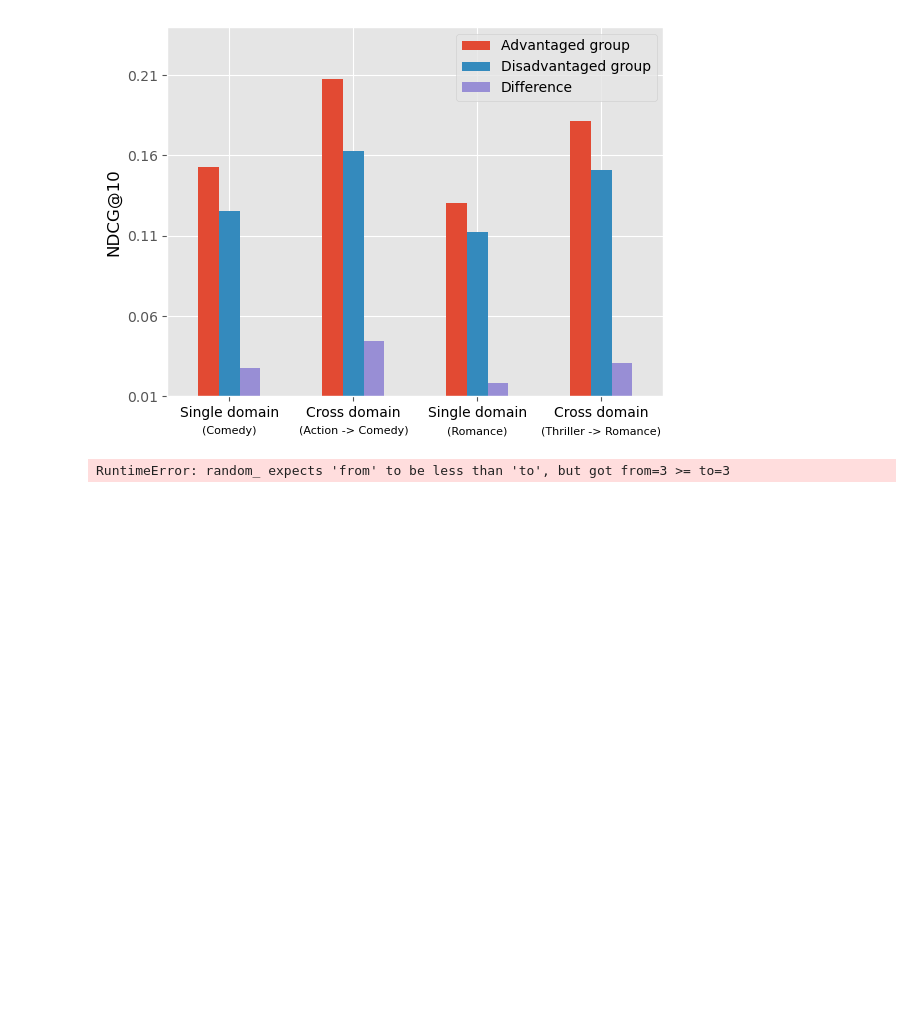
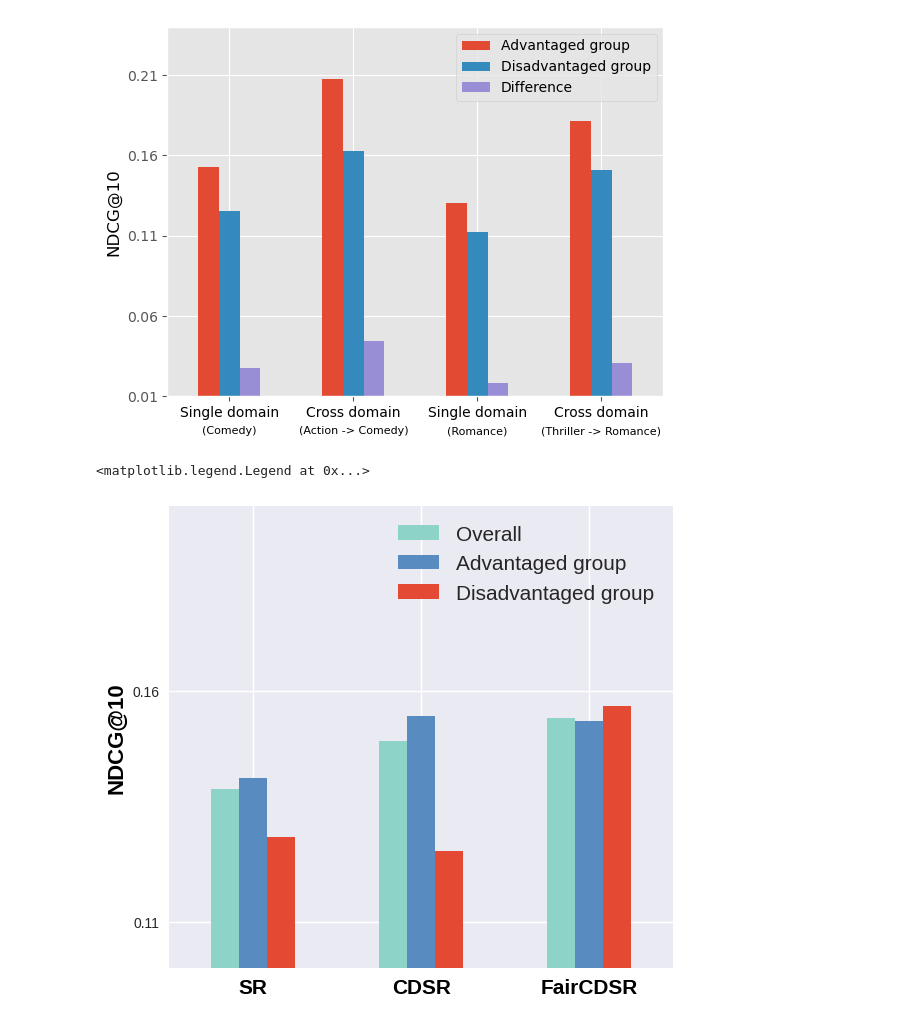
Before and after one commit to alexsui/fairness_research, a Jupyter notebook: C2DSR_src/experiments.ipynb, the cells around one changed output. Cells and saved outputs as stored; diff of their text form; code cells hidden in the pictures; blank space fills up the shorter version.

```diff
--- a/C2DSR_src/experiments.ipynb
+++ b/C2DSR_src/experiments.ipynb
@@ -490,8 +490,34 @@ ax.set_ylabel("NDCG@10", fontsize=12,color="black")
 # %% [output]
 Text(0, 0.5, 'NDCG@10')
 [figure]
-# %%
-import torch
-torch.randint(3, 3, (1,))
-# %% [output]
-RuntimeError: random_ expects 'from' to be less than 'to', but got from=3 >= to=3
+# %%
+import pandas as pd
+import seaborn as sns
+import matplotlib.pyplot as plt
+import numpy as np
+plt.style.use('seaborn')
+color = sns.color_palette("Set3")
+color2 = sns.color_palette("RdYlBu")
+custom_palette = [color[0], color2[5], color2[0]]
+data = {
+    # "Advantaged group":[0.1256, 0.1454,0.1453],
+    # "Disadvantaged group":[0.1166,0.1155,0.137],
+    # "Difference":[0.009,0.0299,0.0083]
+    #drama_sci-fi
+    "Overall":[0.1387, 0.1491,0.1541],
+    "Advantaged group":[0.1411, 0.1547,0.1535],
+    "Disadvantaged group":[0.1285,0.1254,0.1567],
+    # "Difference":[0.0126,0.0293,0.0032]
+}
+df = pd.DataFrame(data,index=["SR", "CDSR","FairCDSR"])
+# sns.barplot(data=df)
+ax = df.plot.bar(rot=0,figsize=(6.5,6),color=custom_palette)
+ax.set_yticks(np.arange(0.01, 0.25, 0.05))
+ax.set_xticks([0, 1,2])
+ax.set_xticklabels(["SR","CDSR","FairCDSR"],fontsize=15,color="black",fontweight="bold")
+ax.set_ylim(0.1,0.2)
+ax.set_ylabel("NDCG@10", fontsize=16,color="black",fontweight="bold")
+ax.legend(fontsize=15)
+# %% [output]
+<matplotlib.legend.Legend at 0x...>
+[figure, added]
```
Also changed, not shown: parts of 6 cells of this notebook, 14 other files.
